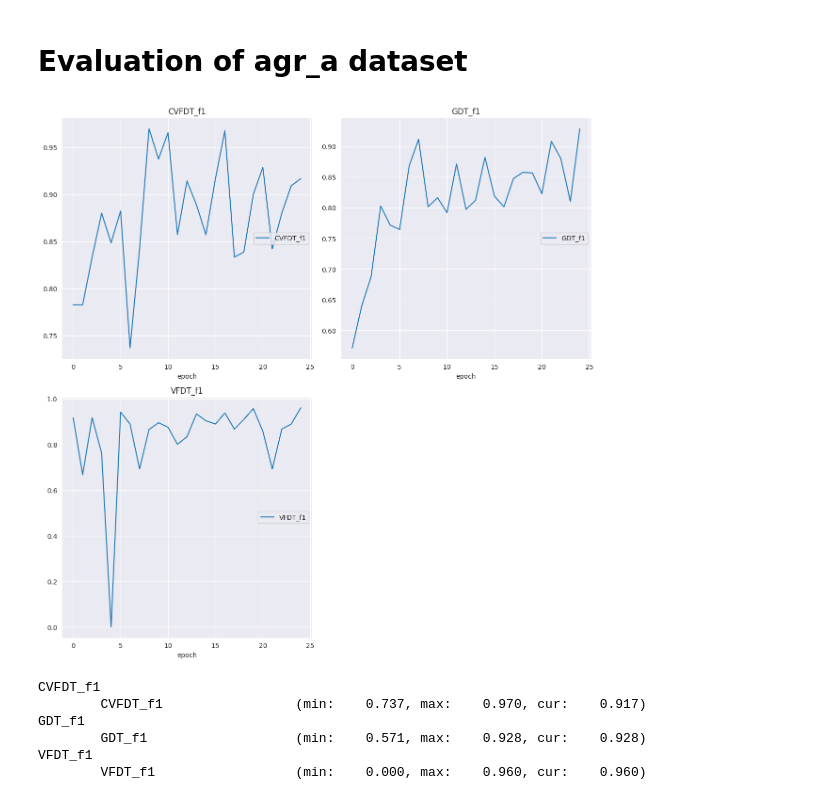
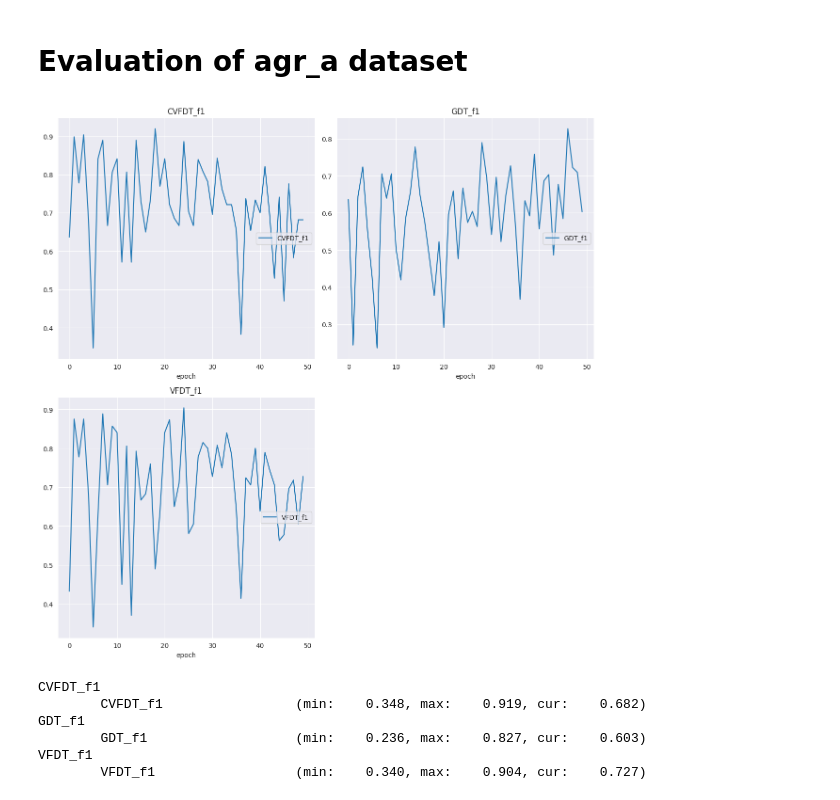
Before and after one commit to Leon209/Thesis, a Jupyter notebook: notebooks/agr_a_Evaluation.ipynb, the cells around one changed output. Drawn from its saved outputs; the diff is of its cells as text; code cells hidden in the pictures.

```diff
--- a/notebooks/agr_a_Evaluation.ipynb
+++ b/notebooks/agr_a_Evaluation.ipynb
@@ -65,7 +65,8 @@ config = {
         'eval_metric_class': ['f1', 'roc_auc'], #f1 accuracy
         'eval_metric_reg': 'r2', #r2 mae
 
-        'max_total_samples': 1000000,
+        'max_total_samples': 10000,
+        'chunk_size': 200,#default 200
     },
 
     'benchmarks': {
@@ -192,16 +193,15 @@ import time
 VFDT_classifier = HoeffdingTreeClassifier()
 CVFDT_classifier = HoeffdingAdaptiveTreeClassifier()
 
-config_training, metrics = prepare_training_for_streams(identifier = 'BIN:agr_a', config = config)
+config_training, metrics = prepare_training_for_streams(identifier = 'BIN:Electricity', config = config)
 #load Dataset
-X_data, y_data, nominal_features, ordinal_features = load_dataset_for_streams(identifier = 'BIN:agr_a',
+X_data, y_data, nominal_features, ordinal_features = load_dataset_for_streams(identifier = 'BIN:Electricity',
                                                                               max_total_samples = config['computation']['max_total_samples'])
 
 
-X_data_stream = split_df_chunks(X_data, 200)
-y_data_stream = split_df_chunks(y_data, 200)
-#X_data_stream = np.array_split(X_data, 40)
-#y_data_stream = np.array_split(y_data, 40)
+X_data_stream = split_df_chunks(X_data, config['computation']['chunk_size'])
+y_data_stream = split_df_chunks(y_data, config['computation']['chunk_size'])
+
 
 model_dict = {}
 scores_dict = {}
@@ -217,8 +217,8 @@ benchmark_dict_GDT = {'y_pred':[],
 
 verbosity = 1
 
-model_dict['GDT'] = GDT(number_of_variables = 5,#dataset_dict['number_of_variables'],
-            number_of_classes = 2,#dataset_dict['number_of_classes'],
+model_dict['GDT'] = GDT(number_of_variables = len(X_data.columns),#dataset_dict['number_of_variables'],
+            number_of_classes = len(np.unique(y_data)),#dataset_dict['number_of_classes'],
 
             objective = config_training['gdt']['objective'],
 
@@ -329,40 +329,40 @@ for i in range(len(X_data_stream)):
     VFDT_time = VFDT_time + t1-t0
 
     #CVFDT
     t0 = time.time()
     y_pred_CVFDT = []
     for i in range(0, len(dataset_dict['X_train'])):
         CVFDT_classifier.partial_fit(np.array([temp_X_train[i]], np.float64), np.array([temp_y_train[i]], np.float64))
     for i in range(0, len(dataset_dict['X_test'])):
         y_pred_CVFDT.append(CVFDT_classifier.predict(np.array([temp_X_test[i]], np.float64))[0])
     CVFDT_f1 = f1_score(y_test_data, y_pred_CVFDT)
     t1 = time.time()
     CVFDT_time = VFDT_time + t1-t0
 
 
     plotlosses_benchmark.update({'GDT_f1': GDT_f1,'VFDT_f1': VFDT_f1, 'CVFDT_f1':CVFDT_f1})
     plotlosses_benchmark.send()
 
 
     scores_GDT_f1 = np.append(scores_GDT_f1, GDT_f1)
     scores_VFDT_f1 = np.append(scores_VFDT_f1, VFDT_f1)
     scores_CVFDT_f1 = np.append(scores_CVFDT_f1, CVFDT_f1)
 
 
 
 
     #scores_dict['GDT'] = calculate_scores(model_dict = model_dict,
      #                              dataset_dict = dataset_dict,
       #                             scores_dict = prepare_score_dict(config=config_training),
        #                            metrics = metrics)
 # %% [output]
-[figure, old version]
+[figure, new version]
 CVFDT_f1
-        CVFDT_f1                 (min:    0.737, max:    0.970, cur:    0.917)
+        CVFDT_f1                 (min:    0.348, max:    0.919, cur:    0.682)
 GDT_f1
-        GDT_f1                   (min:    0.571, max:    0.928, cur:    0.928)
+        GDT_f1                   (min:    0.236, max:    0.827, cur:    0.603)
 VFDT_f1
-        VFDT_f1                  (min:    0.000, max:    0.960, cur:    0.960)
+        VFDT_f1                  (min:    0.340, max:    0.904, cur:    0.727)
 # %%
 #Plot results
 X = np.arange(0, len(scores_GDT_f1), 1)
```
Also changed, not shown: parts of 2 cells of this notebook, 1 other file.
